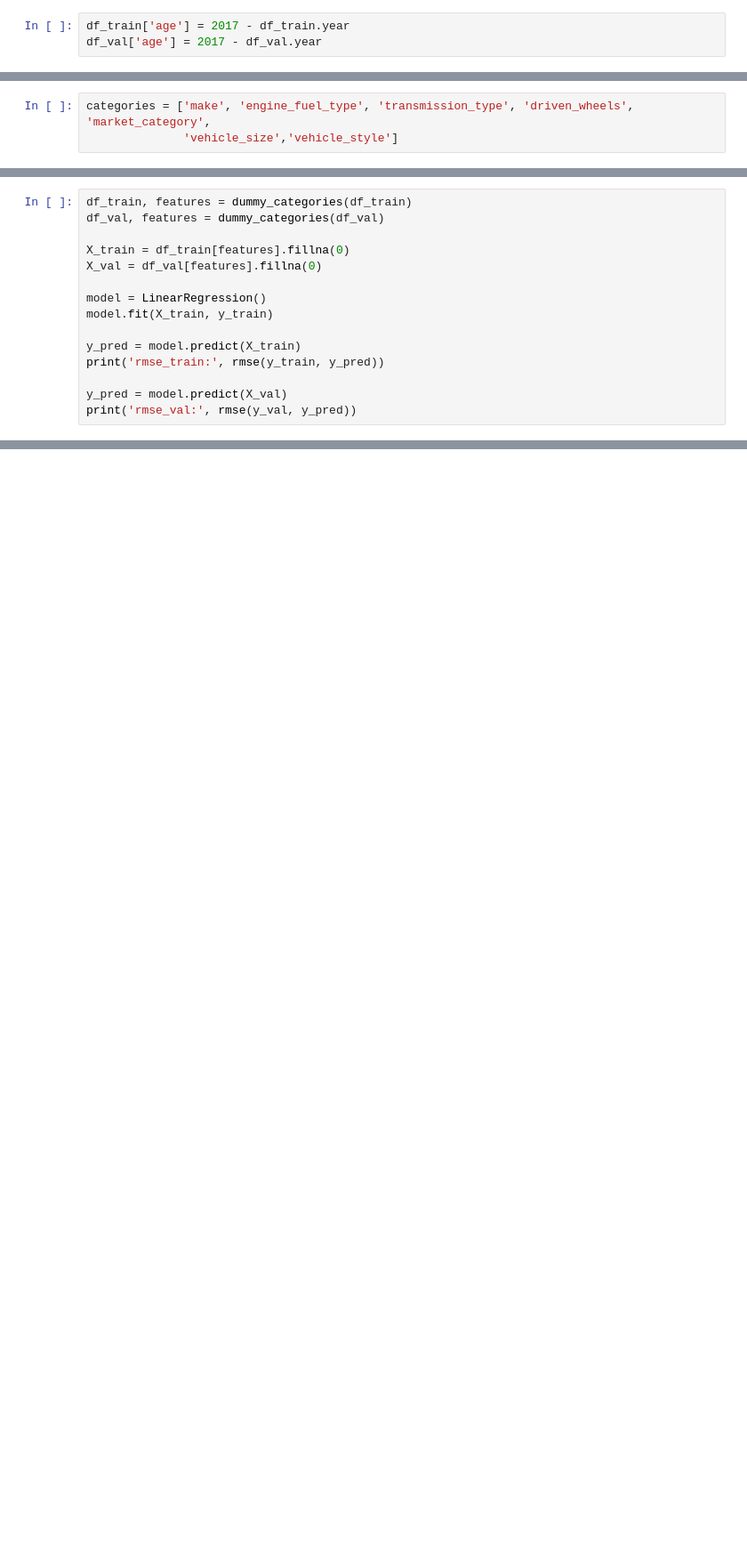
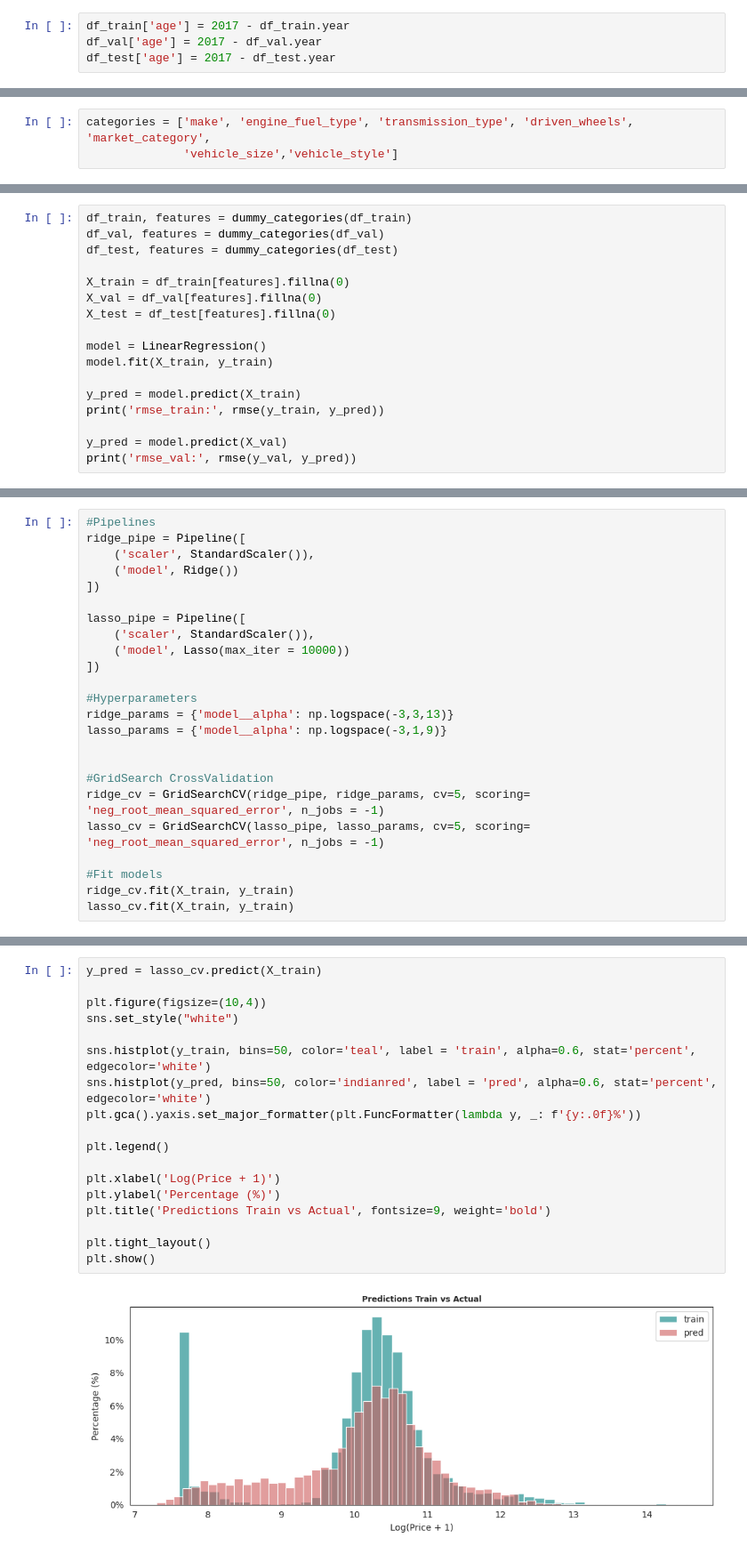
Before and after one commit to leontatianaz/machine-learning-zoomcap-homework, a Jupyter notebook: 02-regression/car-price.ipynb, the cells around one changed output, grey strips where cells are left out. Shown at 89% size. Drawn from its saved outputs; the diff is of its cells as text; blank space fills up the shorter version.

```diff
--- a/02-regression/car-price.ipynb
+++ b/02-regression/car-price.ipynb
@@ -294,6 +303,7 @@ np.float64(0.7616530991301573)
 # %%
 df_train['age'] = 2017 - df_train.year
 df_val['age'] = 2017 - df_val.year
+df_test['age'] = 2017 - df_test.year
 # %%
 features = linear_base + ['age']
 # %%
@@ -397,9 +413,11 @@ def dummy_categories(df):
 # %%
 df_train, features = dummy_categories(df_train)
 df_val, features = dummy_categories(df_val)
+df_test, features = dummy_categories(df_test)
 
 X_train = df_train[features].fillna(0)
 X_val = df_val[features].fillna(0)
+X_test = df_test[features].fillna(0)
 
 model = LinearRegression()
 model.fit(X_train, y_train)
@@ -414,0 +435,24 @@ rmse_val: 0.46022535191357516
+# %%
+#Pipelines
+ridge_pipe = Pipeline([
+    ('scaler', StandardScaler()),
+    ('model', Ridge())
+])
+
+lasso_pipe = Pipeline([
+    ('scaler', StandardScaler()),
+    ('model', Lasso(max_iter = 10000))
+])
+
+#Hyperparameters
+ridge_params = {'model__alpha': np.logspace(-3,3,13)}
+lasso_params = {'model__alpha': np.logspace(-3,1,9)}
+
+
+#GridSearch CrossValidation
+ridge_cv = GridSearchCV(ridge_pipe, ridge_params, cv=5, scoring= 'neg_root_mean_squared_error', n_jobs = -1)
+lasso_cv = GridSearchCV(lasso_pipe, lasso_params, cv=5, scoring= 'neg_root_mean_squared_error', n_jobs = -1)
+
+#Fit models
+ridge_cv.fit(X_train, y_train)
+lasso_cv.fit(X_train, y_train)
@@ -414,0 +490,20 @@ rmse_val: 0.46022535191357516
+# %%
+y_pred = lasso_cv.predict(X_train)
+
+plt.figure(figsize=(10,4))
+sns.set_style("white")
+
+sns.histplot(y_train, bins=50, color='teal', label = 'train', alpha=0.6, stat='percent', edgecolor='white')
+sns.histplot(y_pred, bins=50, color='indianred', label = 'pred', alpha=0.6, stat='percent', edgecolor='white')
+plt.gca().yaxis.set_major_formatter(plt.FuncFormatter(lambda y, _: f'{y:.0f}%'))
+
+plt.legend()
+
+plt.xlabel('Log(Price + 1)')
+plt.ylabel('Percentage (%)')
+plt.title('Predictions Train vs Actual', fontsize=9, weight='bold')
+
+plt.tight_layout()
+plt.show()
+# %% [output]
+[figure, added]
```
Also changed, not shown: parts of 14 cells of this notebook.
